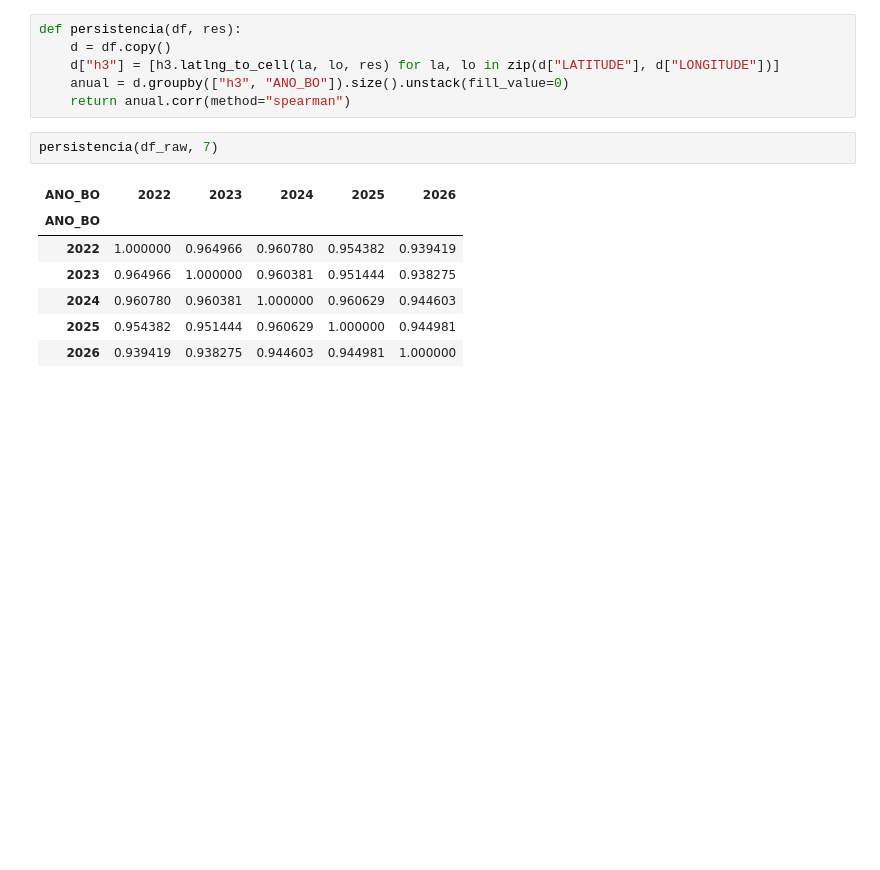
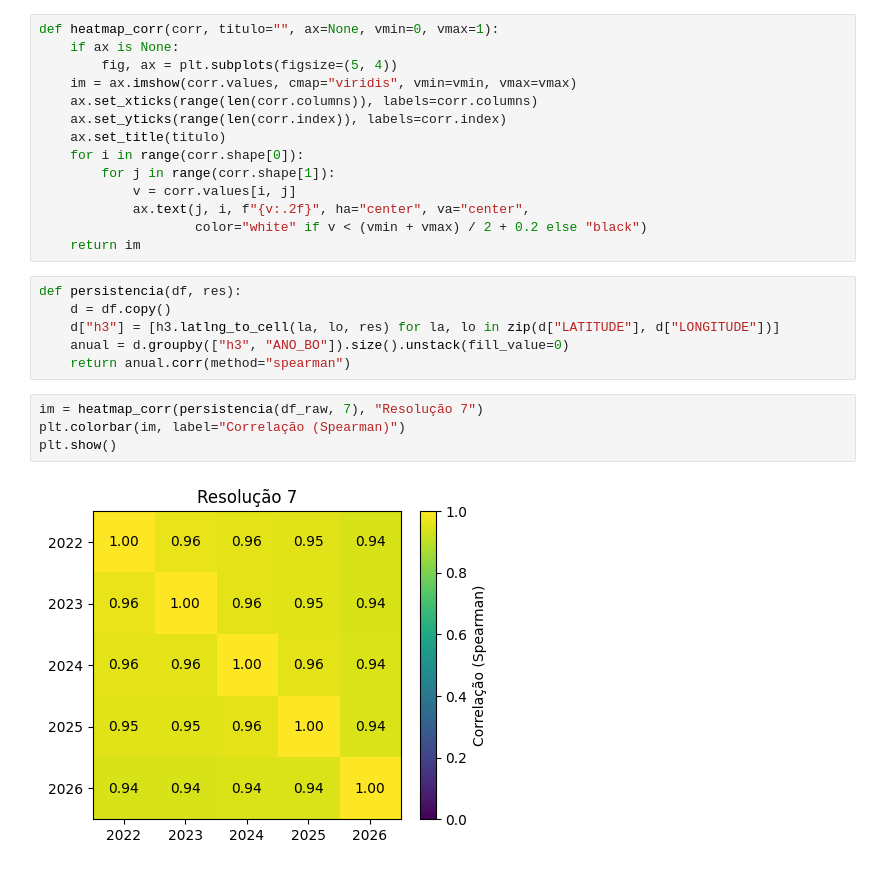
Before and after one commit to Marcos-Med/sp-crime-spatiotemporal-prediction, a Jupyter notebook: processing_coords_ssp_sp.ipynb, the cells around one changed output. Saved outputs shown, nothing was run; the diff lists cells and outputs as text; blank space fills up the shorter version.

```diff
--- a/processing_coords_ssp_sp.ipynb
+++ b/processing_coords_ssp_sp.ipynb
@@ -56,6 +57,20 @@ results_resolutions
 | 3 | 7 | 1222 | 58.0 | 27.118977 | 56.7 |
 | 4 | 8 | 5628 | 34.5 | 5.885621 | 51.8 |
 | 5 | 9 | 24412 | 29.0 | 1.356791 | 45.3 |
+# %%
+def heatmap_corr(corr, titulo="", ax=None, vmin=0, vmax=1):
+    if ax is None:
+        fig, ax = plt.subplots(figsize=(5, 4))
+    im = ax.imshow(corr.values, cmap="viridis", vmin=vmin, vmax=vmax)
+    ax.set_xticks(range(len(corr.columns)), labels=corr.columns)
+    ax.set_yticks(range(len(corr.index)), labels=corr.index)
+    ax.set_title(titulo)
+    for i in range(corr.shape[0]):
+        for j in range(corr.shape[1]):
+            v = corr.values[i, j]
+            ax.text(j, i, f"{v:.2f}", ha="center", va="center",
+                    color="white" if v < (vmin + vmax) / 2 + 0.2 else "black")
+    return im
 # %%
 def persistencia(df, res):
     d = df.copy()
@@ -63,13 +78,9 @@ def persistencia(df, res):
     anual = d.groupby(["h3", "ANO_BO"]).size().unstack(fill_value=0)
     return anual.corr(method="spearman")
 # %%
-persistencia(df_raw, 7)
+im = heatmap_corr(persistencia(df_raw, 7), "Resolução 7")
+plt.colorbar(im, label="Correlação (Spearman)")
+plt.show()
 # %% [output]
-| ANO_BO | 2022 | 2023 | 2024 | 2025 | 2026 |
-| ANO_BO |  |  |  |  |  |
-| 2022 | 1.000000 | 0.964966 | 0.960780 | 0.954382 | 0.939419 |
-| 2023 | 0.964966 | 1.000000 | 0.960381 | 0.951444 | 0.938275 |
-| 2024 | 0.960780 | 0.960381 | 1.000000 | 0.960629 | 0.944603 |
-| 2025 | 0.954382 | 0.951444 | 0.960629 | 1.000000 | 0.944981 |
-| 2026 | 0.939419 | 0.938275 | 0.944603 | 0.944981 | 1.000000 |
+[figure, added]
 # %%
```
Also changed, not shown: parts of 8 cells of this notebook, 1 other file.
